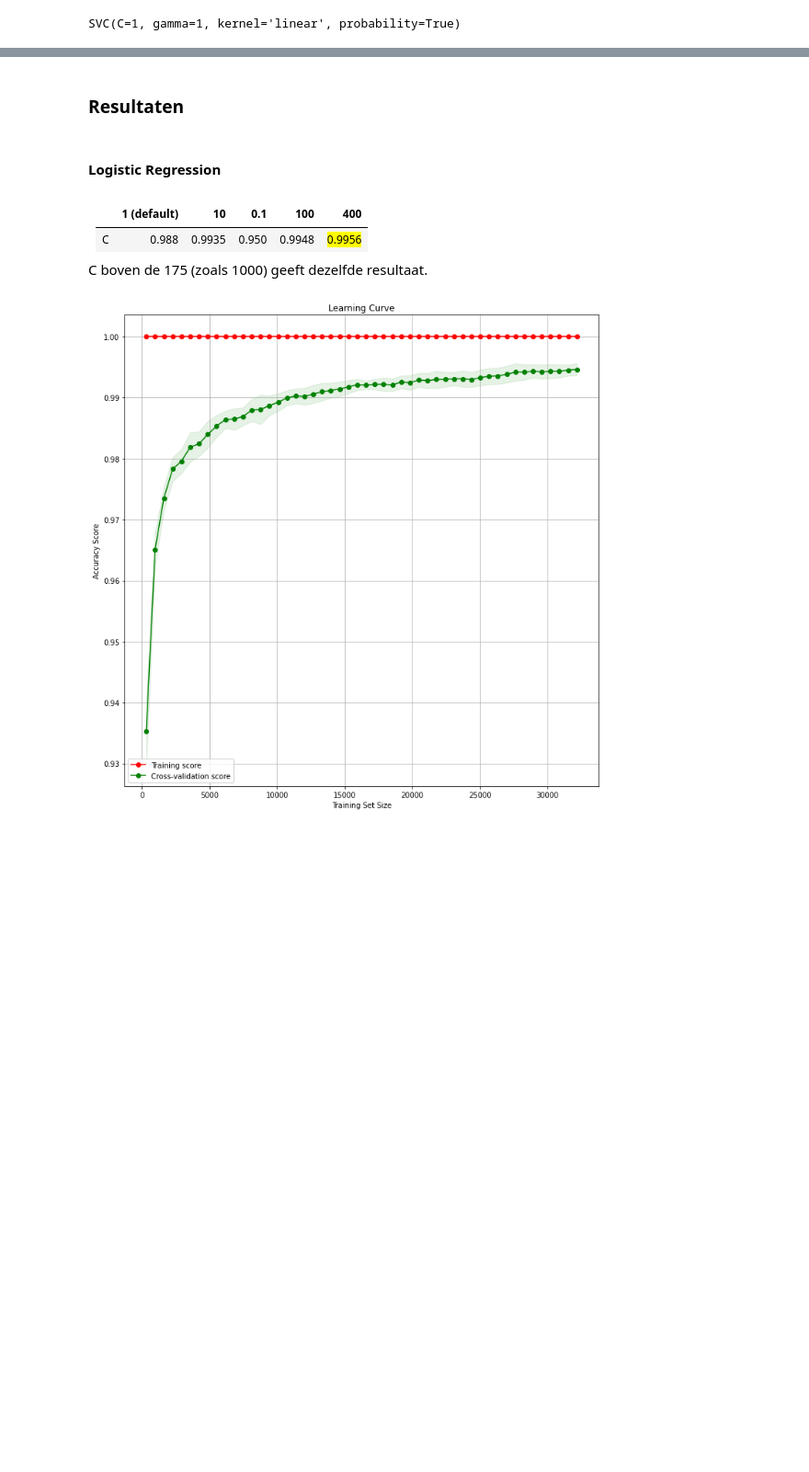
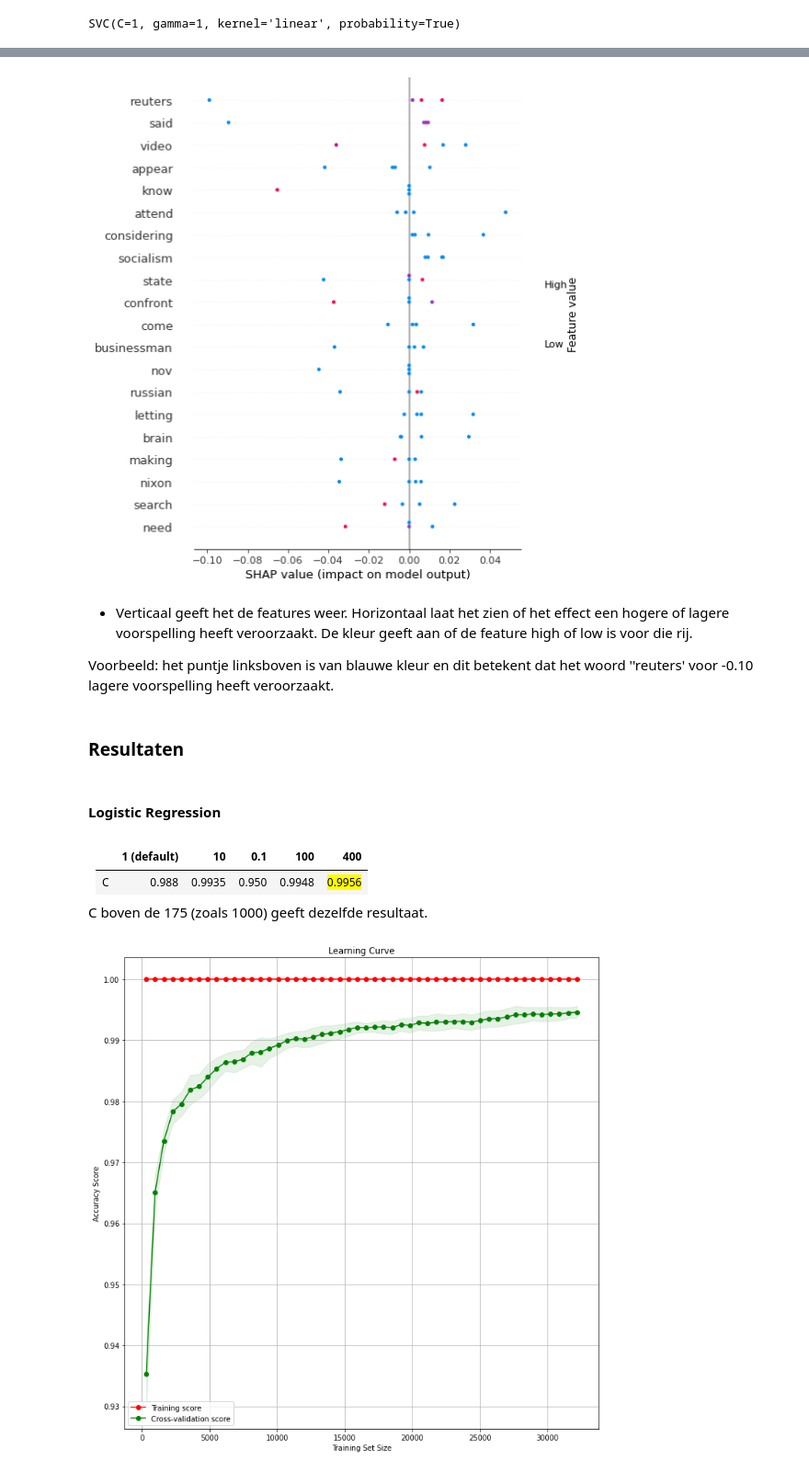
Before and after one commit to Mysurii/Minoi-AAI, a Jupyter notebook: Machine Learning/fake-news-detection.ipynb, the cells around one changed output, grey strips where cells are left out. Shown at 92% size. Cells and saved outputs as stored; diff of their text form; code cells hidden in the pictures; blank space fills up the shorter version.

Commit message:
shap XAI fake news

```diff
--- a/Machine Learning/fake-news-detection.ipynb
+++ b/Machine Learning/fake-news-detection.ipynb
@@ -442,4 +386,5 @@ from sklearn.feature_extraction.text import TfidfVectorizer
 # Tf-idf, short for term frequency–inverse document frequency, is a numerical statistic that is intended
 # to reflect how important a word is to a document in a collection or corpus.
 tfidf = TfidfVectorizer(max_features=10000)
-X = tfidf.fit_transform(X)
+X_train = tfidf.fit_transform(X_train)
+X_test = tfidf.transform(X_test)
@@ -512,0 +464,4 @@ accuracy_score(y_test, pred)
+# %%
+shap.initjs()
+X_train_sample = shap.sample(X_train, 5)
+X_test_sample = shap.sample(X_test, 4)
@@ -512,0 +470,3 @@ accuracy_score(y_test, pred)
+# %%
+shapley = shap.KernelExplainer(svc.predict, X_train_sample)
+shap_values = shapley.shap_values(X_test_sample)
@@ -512,0 +475,3 @@ accuracy_score(y_test, pred)
+# %%
+test_X_df = pd.DataFrame(X_test_sample.todense())
+shap.force_plot(shapley.expected_value, shap_values[-1, :], test_X_df.iloc[-1, :], feature_names=tfidf.get_feature_names())
@@ -513,3 +493,11 @@ accuracy_score(y_test, pred)
+# %%
+shap.summary_plot(shap_values, test_X_df ,feature_names=tfidf.get_feature_names(), class_names=["real", "fake"])
+# %% [output]
+[figure, added]
+# %% [markdown]
+- Verticaal geeft het de features weer. Horizontaal laat het zien of het effect een hogere of lagere voorspelling heeft veroorzaakt. De kleur geeft aan of de feature high of low is voor die rij.
+
+Voorbeeld: het puntje linksboven is van blauwe kleur en dit betekent dat het woord ''reuters' voor -0.10 lagere voorspelling heeft veroorzaakt.
 # %% [markdown]
 ### Resultaten
 # %%
```
Also changed, not shown: parts of 22 cells of this notebook.
